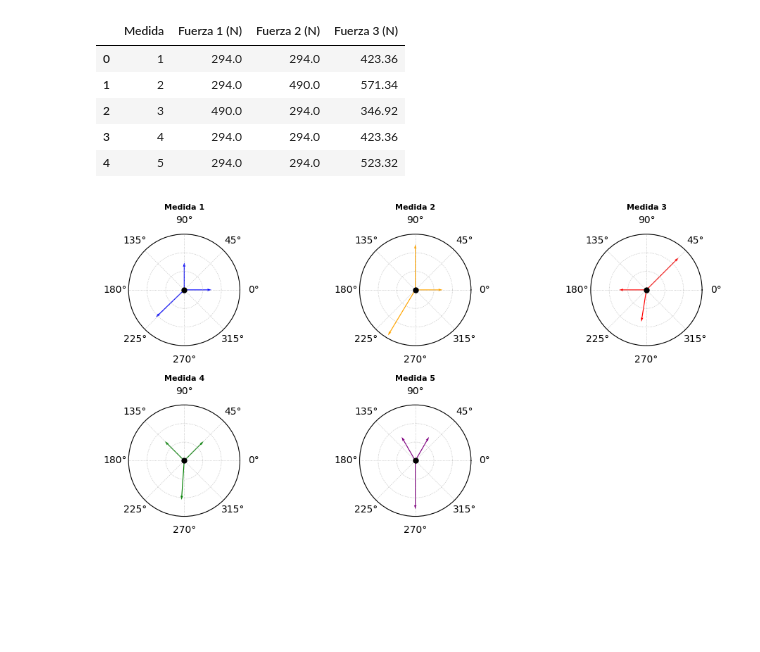
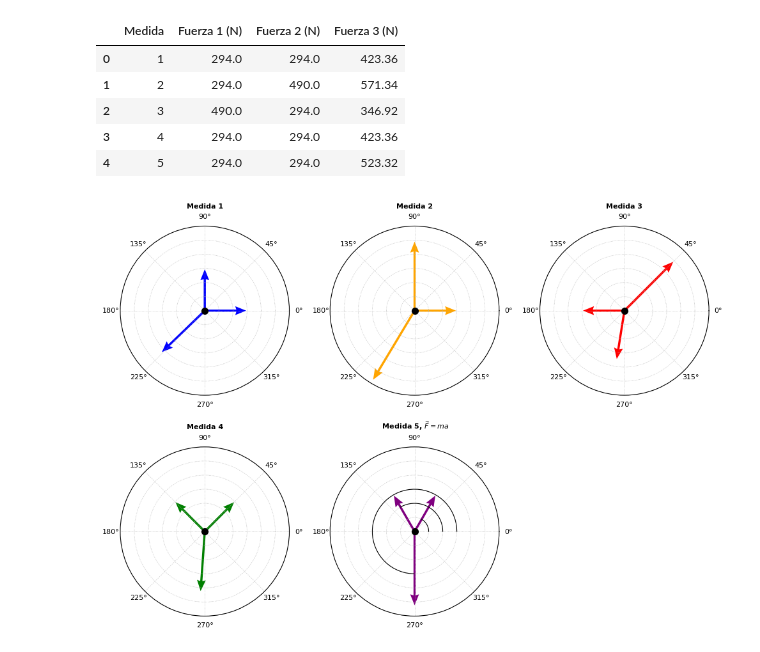
Before and after one commit to Juaan00/Laboratorios_mecanica_FEM, a Jupyter notebook: masas/masas_primera_ley.ipynb, the cells around one changed output. Drawn from its saved outputs; the diff is of its cells as text; code cells hidden in the pictures; blank space fills up the shorter version.

```diff
--- a/masas/masas_primera_ley.ipynb
+++ b/masas/masas_primera_ley.ipynb
@@ -42,7 +43,7 @@ tabla_fuerza
 | 3 | 4 | 294.0 | 294.0 | 423.36 |
 | 4 | 5 | 294.0 | 294.0 | 523.32 |
 # %%
-fig = plt.figure(figsize=(10, 5), layout='tight')
+fig = plt.figure(figsize=(10, 7), layout='tight')
 spec = fig.add_gridspec(2,3)
 ax1 = fig.add_subplot(spec[0,0], projection='polar')
 ax1.set_title('Medida 1',size = 8, weight = 'bold')
@@ -50,61 +51,70 @@ ax1.set_theta_direction(1)
 ax1.set_theta_zero_location('E')
 ax1.set_ylim(0, 600)
 ax1.set_yticklabels([])
-ax1.plot(0, 1, color='black', marker='o', markersize=5)
+ax1.tick_params(axis='x',labelsize=8, length=0)
+ax1.plot(0, 1, color='black', marker='o', markersize=7)
 ax1.grid(True, linestyle=':', linewidth=0.5)
-ax1.quiver(0, 0, np.radians(angulo_1[0]), f_1[0], color='blue', scale=1, scale_units='xy', angles='xy')
-ax1.quiver(0, 0, np.radians(angulo_2[0]), f_1[1], color='blue', scale=1, scale_units='xy', angles='xy')
-ax1.quiver(0, 0, np.radians(angulo_3[0]), f_1[2], color='blue', scale=1, scale_units='xy', angles='xy')
+ax1.quiver(0, 0, np.radians(angulo_1[0]), f_1[0], color='blue', scale=1, scale_units='xy', angles='xy',width=0.013, headwidth=4)
+ax1.quiver(0, 0, np.radians(angulo_2[0]), f_1[1], color='blue', scale=1, scale_units='xy', angles='xy',width=0.013, headwidth=4)
+ax1.quiver(0, 0, np.radians(angulo_3[0]), f_1[2], color='blue', scale=1, scale_units='xy', angles='xy',width=0.013, headwidth=4)
 ax2 = fig.add_subplot(spec[0,1], projection='polar')
 ax2.set_title('Medida 2',size = 8, weight = 'bold')
 ax2.set_theta_direction(1)
 ax2.set_theta_zero_location('E')
 ax2.set_ylim(0, 600)
 ax2.set_yticklabels([])
-ax2.plot(0, 1, color='black', marker='o', markersize=5)
+ax2.tick_params(axis='x',labelsize=8, length=0)
+ax2.plot(0, 1, color='black', marker='o', markersize=7)
 ax2.grid(True, linestyle=':', linewidth=0.5)
-ax2.quiver(0, 0, np.radians(angulo_1[1]), f_2[0], color='orange', scale=1, scale_units='xy', angles='xy')
-ax2.quiver(0, 0, np.radians(angulo_2[1]), f_2[1], color='orange', scale=1, scale_units='xy', angles='xy')
-ax2.quiver(0, 0, np.radians(angulo_3[1]), f_2[2], color='orange', scale=1, scale_units='xy', angles='xy')
+ax2.quiver(0, 0, np.radians(angulo_1[1]), f_2[0], color='orange', scale=1, scale_units='xy', angles='xy',width=0.013, headwidth=4)
+ax2.quiver(0, 0, np.radians(angulo_2[1]), f_2[1], color='orange', scale=1, scale_units='xy', angles='xy',width=0.013, headwidth=4)
+ax2.quiver(0, 0, np.radians(angulo_3[1]), f_2[2], color='orange', scale=1, scale_units='xy', angles='xy',width=0.013, headwidth=4)
 ax3 = fig.add_subplot(spec[0,2], projection='polar')
 ax3.set_title('Medida 3',size = 8, weight = 'bold')
 ax3.set_theta_direction(1)
 ax3.set_theta_zero_location('E')
 ax3.set_ylim(0, 600)
 ax3.set_yticklabels([])
-ax3.plot(0, 1, color='black', marker='o', markersize=5)
+ax3.tick_params(axis='x',labelsize=8, length=0)
+ax3.plot(0, 1, color='black', marker='o', markersize=7)
 ax3.grid(True, linestyle=':', linewidth=0.5)
-ax3.quiver(0, 0, np.radians(angulo_1[2]), f_3[0], color='red', scale=1, scale_units='xy', angles='xy')
-ax3.quiver(0, 0, np.radians(angulo_2[2]), f_3[1], color='red', scale=1, scale_units='xy', angles='xy')
-ax3.quiver(0, 0, np.radians(angulo_3[2]), f_3[2], color='red', scale=1, scale_units='xy', angles='xy')
+ax3.quiver(0, 0, np.radians(angulo_1[2]), f_3[0], color='red', scale=1, scale_units='xy', angles='xy',width=0.013, headwidth=4)
+ax3.quiver(0, 0, np.radians(angulo_2[2]), f_3[1], color='red', scale=1, scale_units='xy', angles='xy',width=0.013, headwidth=4)
+ax3.quiver(0, 0, np.radians(angulo_3[2]), f_3[2], color='red', scale=1, scale_units='xy', angles='xy',width=0.013, headwidth=4)
 ax4 = fig.add_subplot(spec[1,0], projection='polar')
-ax4.set_title('Medida 4',size = 8, weight = 'bold')
+ax4.set_title(r'''Medida 4''',size = 8, weight = 'bold')
 ax4.set_theta_direction(1)
 ax4.set_theta_zero_location('E')
 ax4.set_ylim(0, 600)
 ax4.set_yticklabels([])
-ax4.plot(0, 1, color='black', marker='o', markersize=5)
+ax4.tick_params(axis='x',labelsize=8, length=0)
+ax4.plot(0, 1, color='black', marker='o', markersize=7)
 ax4.grid(True, linestyle=':', linewidth=0.5)
-ax4.quiver(0, 0, np.radians(angulo_1[3]), f_4[0], color='green', scale=1, scale_units='xy', angles='xy')
-ax4.quiver(0, 0, np.radians(angulo_2[3]), f_4[1], color='green', scale=1, scale_units='xy', angles='xy')
-ax4.quiver(0, 0, np.radians(angulo_3[3]), f_4[2], color='green', scale=1, scale_units='xy', angles='xy')
+ax4.quiver(0, 0, np.radians(angulo_1[3]), f_4[0], color='green', scale=1, scale_units='xy', angles='xy',width=0.013, headwidth=4)
+ax4.quiver(0, 0, np.radians(angulo_2[3]), f_4[1], color='green', scale=1, scale_units='xy', angles='xy',width=0.013, headwidth=4)
+ax4.quiver(0, 0, np.radians(angulo_3[3]), f_4[2], color='green', scale=1, scale_units='xy', angles='xy',width=0.013, headwidth=4)
 ax5 = fig.add_subplot(spec[1,1], projection='polar')
-ax5.set_title('Medida 5',size = 8, weight = 'bold')
+ax5.set_title(r''' Medida 5, $\vec{F}=ma$ ''',size = 8, weight = 'bold')
 ax5.set_theta_direction(1)
 ax5.set_theta_zero_location('E')
 ax5.set_ylim(0, 600)
 ax5.set_yticklabels([])
-ax5.plot(0, 1, color='black', marker='o', markersize=5)
+ax5.tick_params(axis='x',labelsize=8, length=0)
+ax5.plot(0, 1, color='black', marker='o', markersize=7)
 ax5.grid(True, linestyle=':', linewidth=0.5)
-ax5.quiver(0, 0, np.radians(angulo_1[4]), f_5[0], color='purple', scale=1, scale_units='xy', angles='xy')
-ax5.quiver(0, 0, np.radians(angulo_2[4]), f_5[1], color='purple', scale=1, scale_units='xy', angles='xy')
-ax5.quiver(0, 0, np.radians(angulo_3[4]), f_5[2], color='purple', scale=1, scale_units='xy', angles='xy')
-
-
-
-# ax1.plot(np.radians(angulo_1), f_1[0], marker='o')
-# ax1.set_rticks([0, 20, 40, 60, 80, 100])
+a = np.arange(0, 1.2, 0.1)
+b = np.repeat(100, 12)
+a_1 = np.arange(0, 2.2, 0.1)
+b_1 = np.repeat(200, 22)
+a_2 = np.arange(0, 4.8, 0.1)
+b_2 = np.repeat(300, 48)
+ax5.plot(a, b, color='black', linestyle='-', label='Fuerza 2', linewidth=0.8)
+ax5.plot(a_1, b_1, color='black', linestyle='-', label='Fuerza 2',linewidth=0.8)
+ax5.plot(a_2, b_2, color='black', linestyle='-', label='Fuerza 2',linewidth=0.8)
+ax5.quiver(0, 0, np.radians(angulo_1[4]), f_5[0], color='purple', scale=1, scale_units='xy', angles='xy', label='Fuerza 1', width=0.013, headwidth=4)
+ax5.quiver(0, 0, np.radians(angulo_2[4]), f_5[1], color='purple', scale=1, scale_units='xy', angles='xy', label='Fuerza 2', width=0.013, headwidth=4)
+ax5.quiver(0, 0, np.radians(angulo_3[4]), f_5[2], color='purple', scale=1, scale_units='xy', angles='xy', label='Fuerza 3', width=0.013, headwidth=4)
 
 plt.show()
 # %% [output]
-[figure, old version]
+[figure, new version]
```
Also changed, not shown: parts of 1 cell of this notebook, 1 other file.
